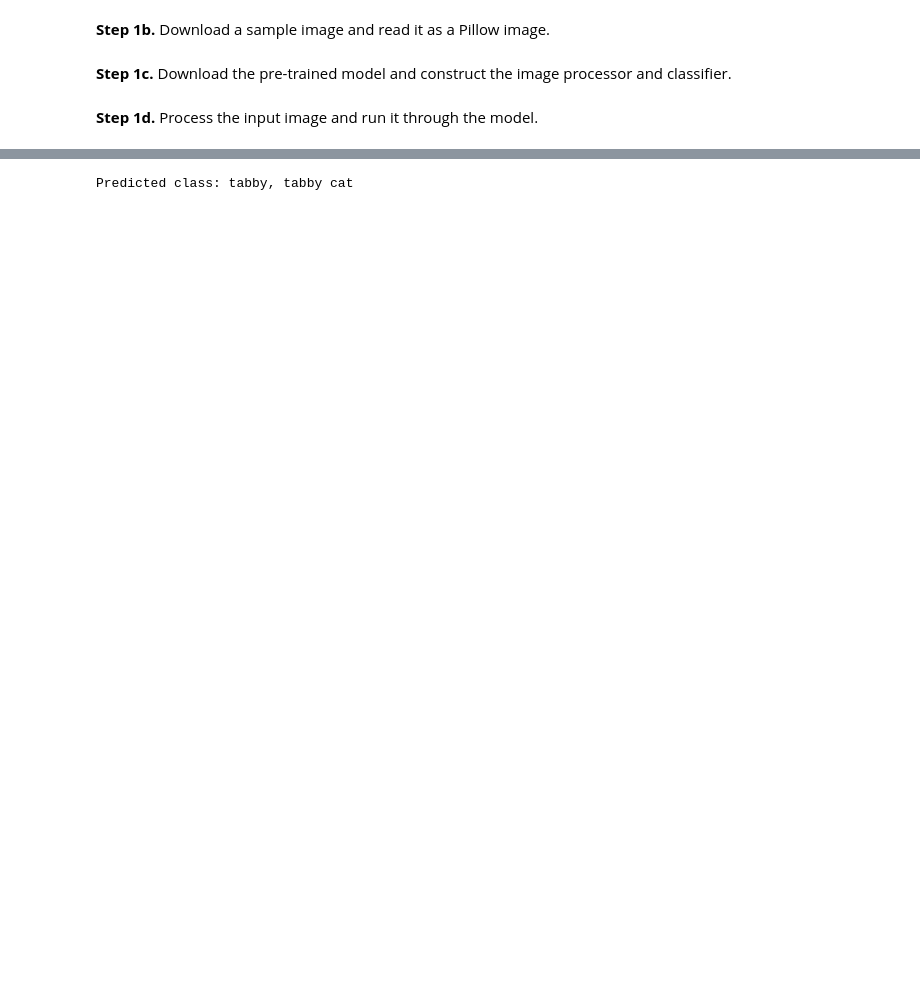
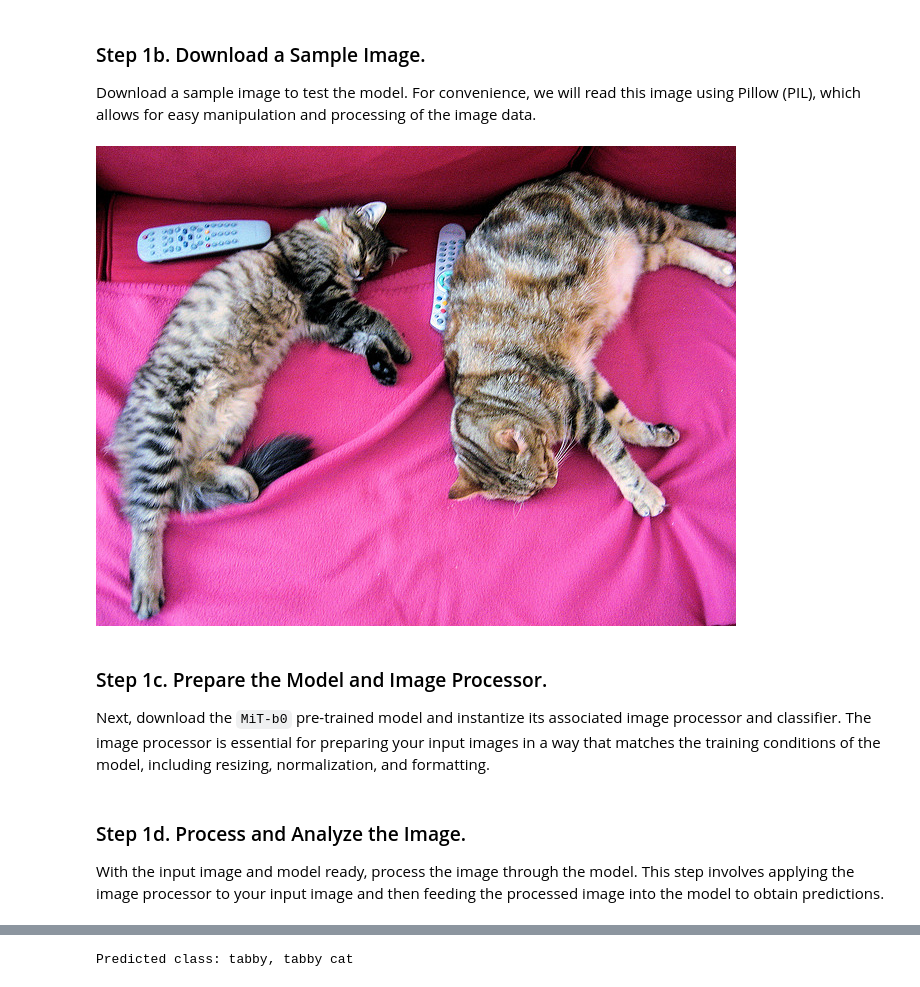
Before and after one commit to rndsrc/dl, a Jupyter notebook: segformer.ipynb, the cells around one changed output, grey strips where cells are left out. Drawn from its saved outputs; the diff is of its cells as text; code cells hidden in the pictures; blank space fills up the shorter version.

```diff
--- a/segformer.ipynb
+++ b/segformer.ipynb
@@ -33,17 +46,30 @@ import requests       # for download image
 from PIL import Image # for reading image
 from transformers import SegformerImageProcessor, SegformerForImageClassification
 # %% [markdown]
-**Step 1b.** Download a sample image and read it as a Pillow image.
+### Step 1b. Download a Sample Image.
+
+Download a sample image to test the model.
+For convenience, we will read this image using Pillow (PIL), which allows for easy manipulation and processing of the image data.
 # %%
 url = "http://images.cocodataset.org/val2017/000000039769.jpg"
 img = Image.open(requests.get(url, stream=True).raw)
+# %%
+img
+# %% [output]
+[figure, added]
 # %% [markdown]
-**Step 1c.** Download the pre-trained model and construct the image processor and classifier.
+### Step 1c. Prepare the Model and Image Processor.
+
+Next, download the `MiT-b0` pre-trained model and instantize its associated image processor and classifier.
+The image processor is essential for preparing your input images in a way that matches the training conditions of the model, including resizing, normalization, and formatting.
 # %%
 impro = SegformerImageProcessor.from_pretrained("nvidia/mit-b0")
 model = SegformerForImageClassification.from_pretrained("nvidia/mit-b0")
 # %% [markdown]
-**Step 1d.** Process the input image and run it through the model.
+### Step 1d. Process and Analyze the Image.
+
+With the input image and model ready, process the image through the model.
+This step involves applying the image processor to your input image and then feeding the processed image into the model to obtain predictions.
 # %%
 inputs  = impro(images=img, return_tensors="pt")
 outputs = model(**inputs)
```
Also changed, not shown: parts of 8 cells of this notebook.
